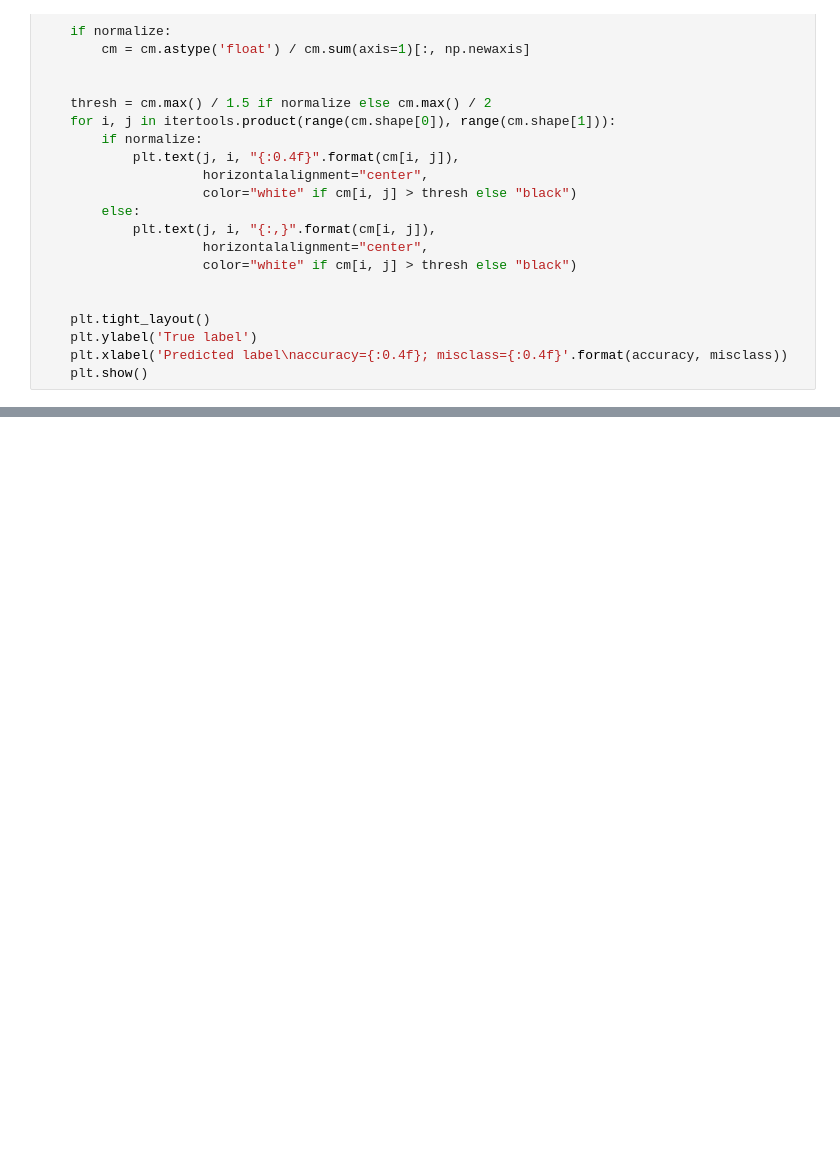
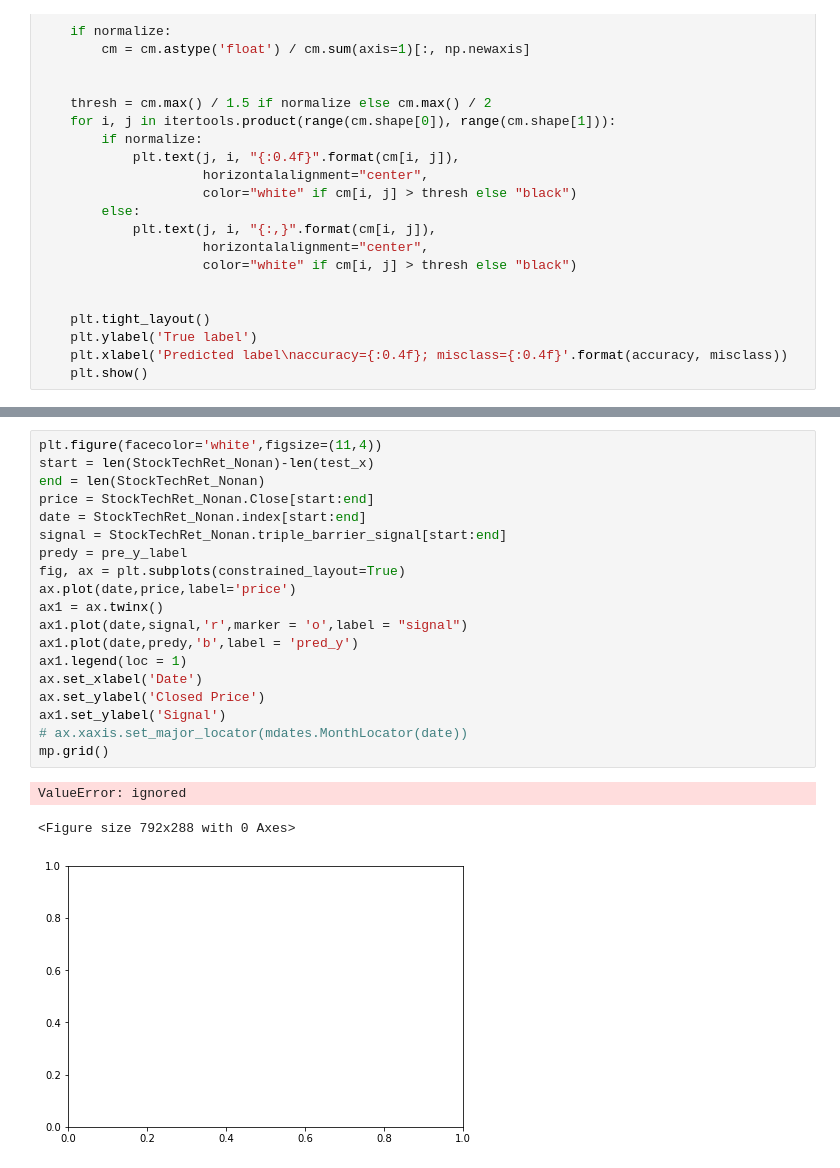
Before and after one commit to llffhh/Stock-Prediction-by-CNN-Study, a Jupyter notebook: stock_AI.ipynb, the cells around one changed output, grey strips where cells are left out. Drawn from its saved outputs; the diff is of its cells as text; blank space fills up the shorter version.

```diff
--- a/stock_AI.ipynb
+++ b/stock_AI.ipynb
@@ -809,3 +919,26 @@ class Model():
     net1.add(Dense(3,activation='softmax'))
     net1.compile(loss="categorical_crossentropy", optimizer = ranger, metrics=["acc"])
     return net1
+# %%
+plt.figure(facecolor='white',figsize=(11,4))
+start = len(StockTechRet_Nonan)-len(test_x)
+end = len(StockTechRet_Nonan)
+price = StockTechRet_Nonan.Close[start:end]
+date = StockTechRet_Nonan.index[start:end]
+signal = StockTechRet_Nonan.triple_barrier_signal[start:end]
+predy = pre_y_label
+fig, ax = plt.subplots(constrained_layout=True)
+ax.plot(date,price,label='price')
+ax1 = ax.twinx()
+ax1.plot(date,signal,'r',marker = 'o',label = "signal")
+ax1.plot(date,predy,'b',label = 'pred_y')
+ax1.legend(loc = 1)
+ax.set_xlabel('Date')
+ax.set_ylabel('Closed Price')
+ax1.set_ylabel('Signal')
+# ax.xaxis.set_major_locator(mdates.MonthLocator(date))
+mp.grid()
+# %% [output]
+ValueError: ignored
+<Figure size 792x288 with 0 Axes>
+[figure, added]
```
Also changed, not shown: parts of 20 cells of this notebook.
